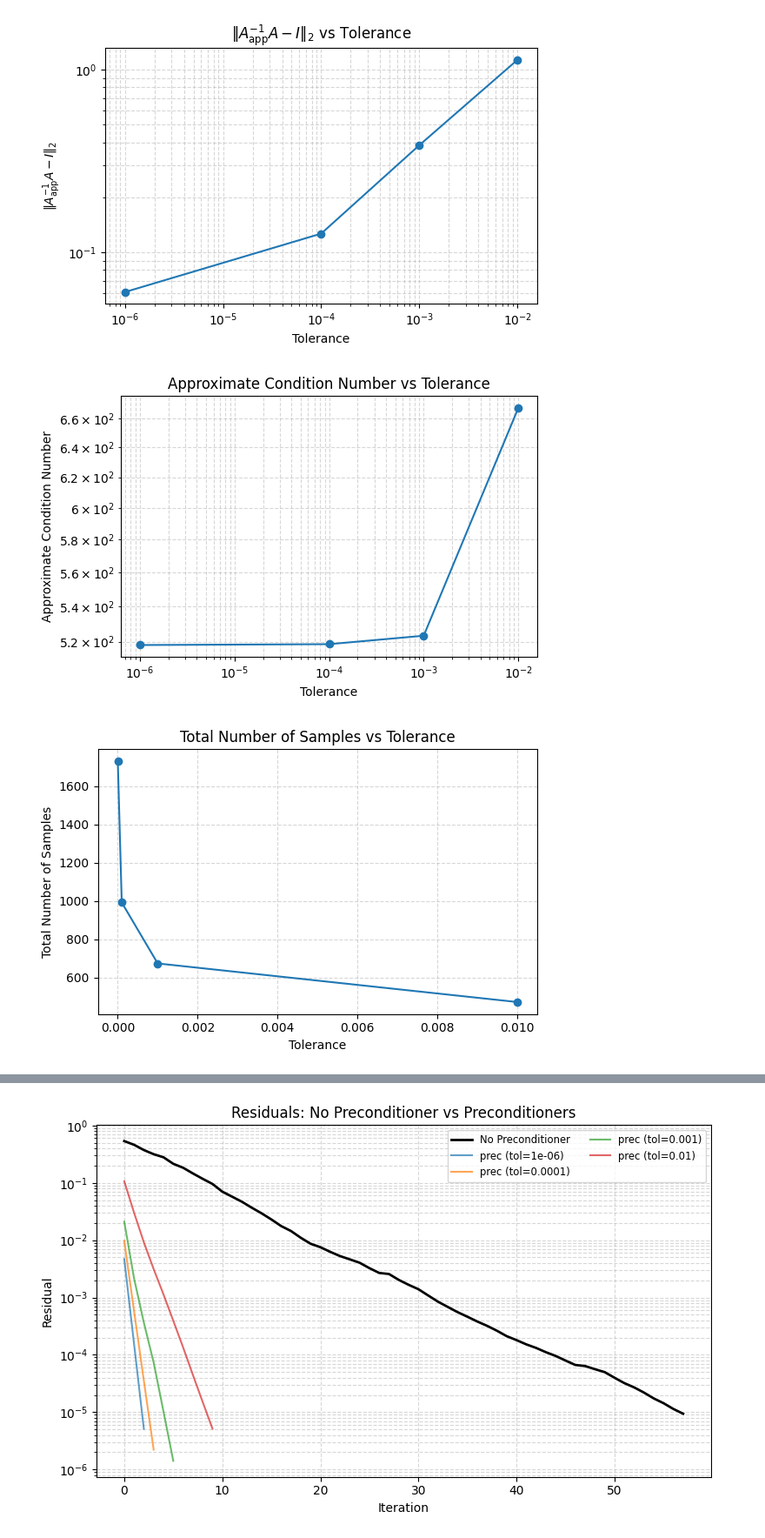
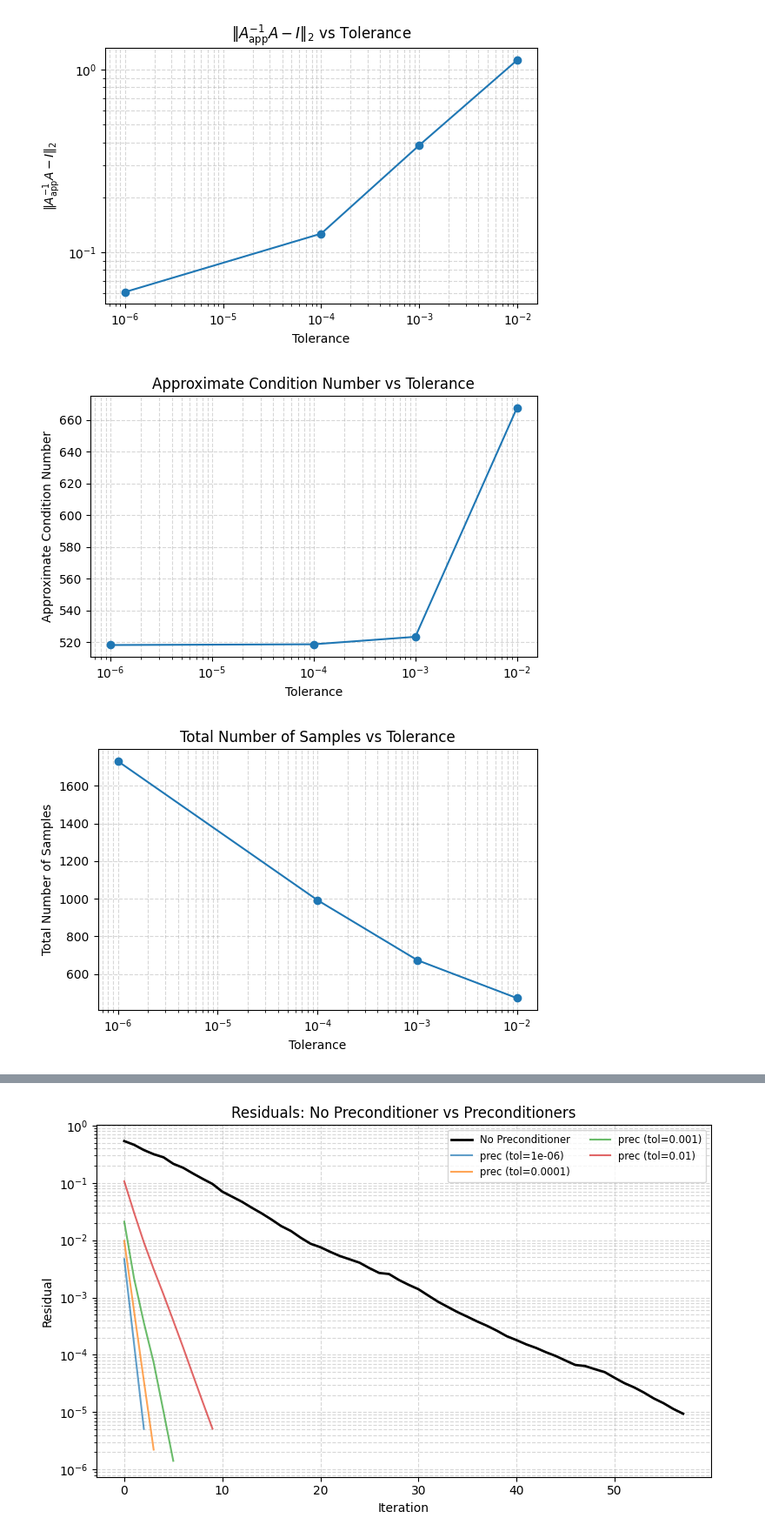
Before and after one commit to ignacia-fp/rsrs-exps, a Jupyter notebook: demo.ipynb, the cells around one changed output, grey strips where cells are left out. Shown at 87% size. Cells and saved outputs as stored; diff of their text form; code cells hidden in the pictures.

```diff
--- a/demo.ipynb
+++ b/demo.ipynb
@@ -68,11 +69,11 @@ config.plot_errors_vs_tolerance(2)
 # %% [output]
 [figure]
 # %%
-config.plot_errors_vs_tolerance(3)
+config.plot_errors_vs_tolerance(3, logy=False)
 # %% [output]
-[figure, old version]
+[figure, new version]
 # %%
-config.plot_errors_vs_tolerance(4, False)
+config.plot_errors_vs_tolerance(4, logy=False)
 # %% [output]
-[figure, old version]
+[figure, new version]
 # %%
```
Also changed, not shown: parts of 3 cells of this notebook, 6 other files.
